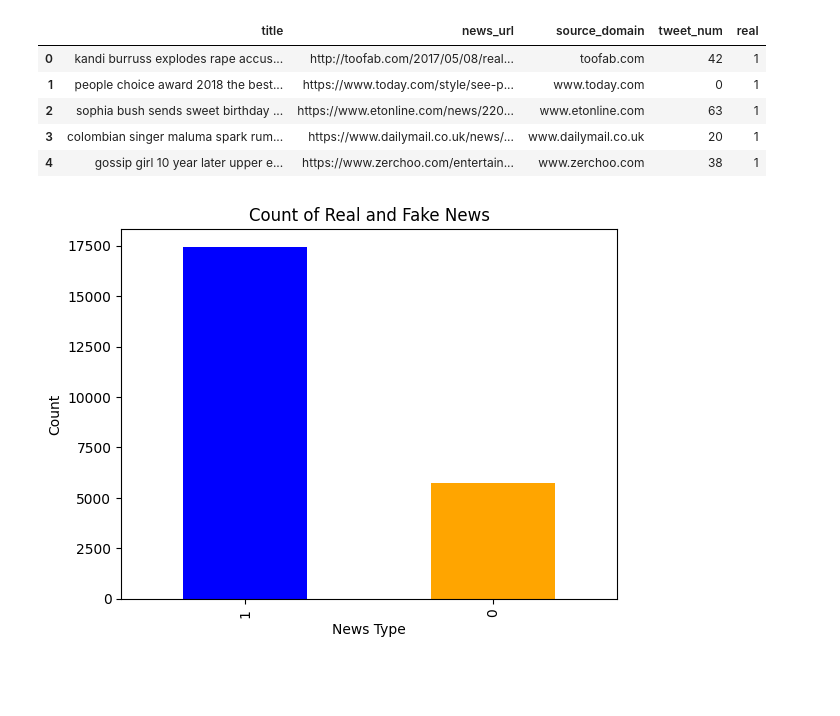
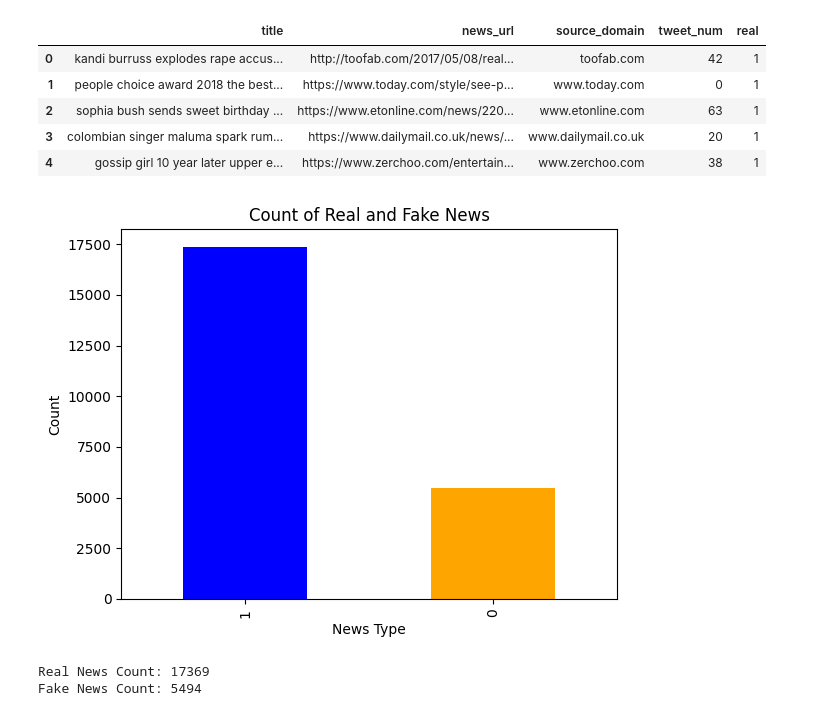
Before and after one commit to Sudheer-Kumar124/FakeNews_Detection, a Jupyter notebook: Logistic_Regression_Model.ipynb, the cells around one changed output. Cells and saved outputs as stored; diff of their text form; code cells hidden in the pictures; blank space fills up the shorter version.

```diff
--- a/Logistic_Regression_Model.ipynb
+++ b/Logistic_Regression_Model.ipynb
@@ -35,0 +30,2 @@ df = pd.read_csv('/content/drive/MyDrive/InfosysSB/Preprocessed_Dataset/FakeNews
+# %%
+df.dropna(inplace=True)
@@ -46,8 +51,16 @@ df.head()
 # %%
 # Show the count of real and fake news
 df['real'].value_counts().plot(kind='bar', color=['blue', 'orange'], title='Count of Real and Fake News')
 plt.xlabel('News Type')
 plt.ylabel('Count')
 plt.show()
+
+# Print count of real and fake news
+real_count = df['real'].sum()  # Count of real news (where 'real' is 1)
+fake_count = len(df) - real_count  # Count of fake news
+print(f"Real News Count: {real_count}")
+print(f"Fake News Count: {fake_count}")
 # %% [output]
-[figure, old version]
+[figure, new version]
+Real News Count: 17369
+Fake News Count: 5494
```
Also changed, not shown: parts of 27 cells of this notebook.
